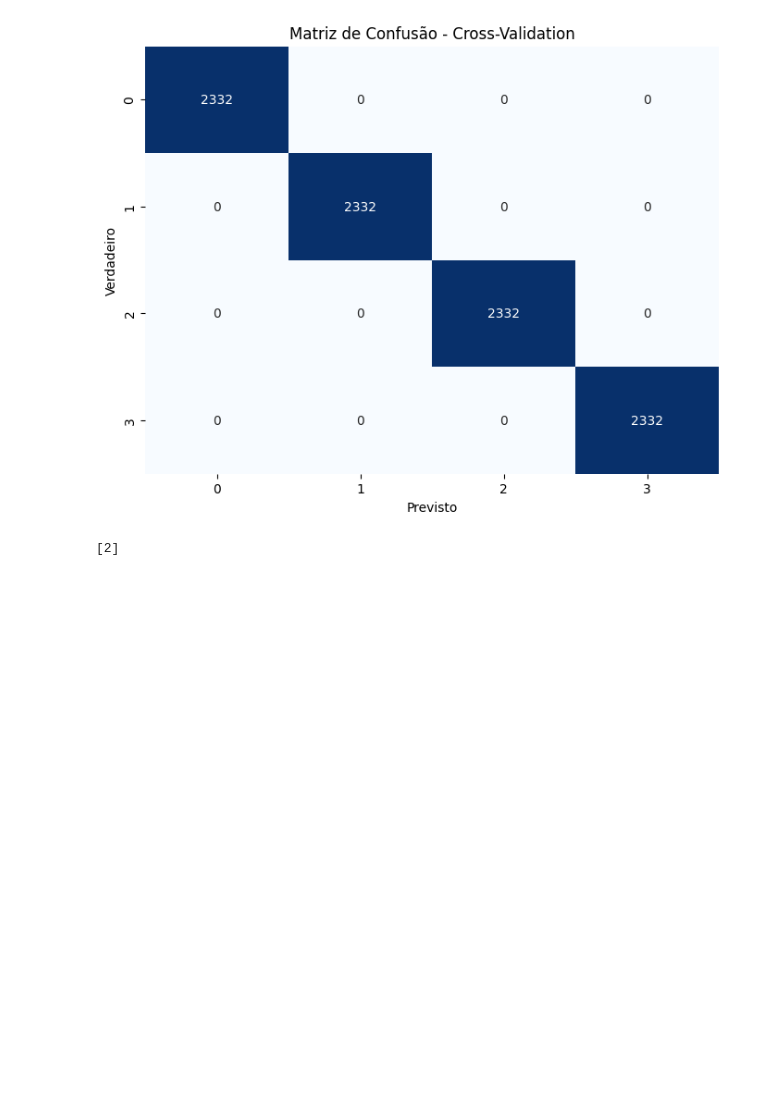
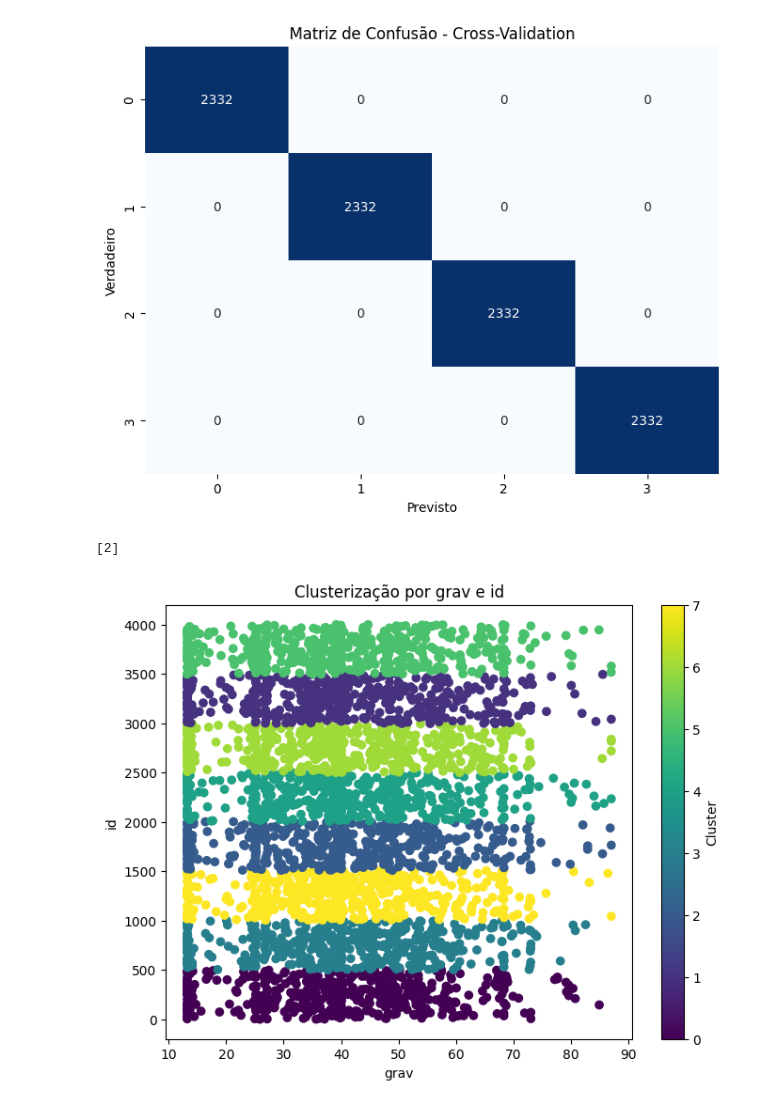
Before and after one commit to SarTore/VictimSim-Trab, a Jupyter notebook: Classifier/DecisonTree_Classifier.ipynb, the cells around one changed output. Drawn from its saved outputs; the diff is of its cells as text; code cells hidden in the pictures; blank space fills up the shorter version.

```diff
--- a/Classifier/DecisonTree_Classifier.ipynb
+++ b/Classifier/DecisonTree_Classifier.ipynb
@@ -132,3 +132,31 @@ predict_pacient = predict_file.predict(test_data_attributes_normalized[[456]])
 print(predict_pacient)
 # %% [output]
 [2]
+# %%
+from sklearn.cluster import KMeans
+import matplotlib.pyplot as plt
+
+# Selecionar os atributos para clusterização
+# colunas = ['id', 'pSist', 'pDiast', 'qPA', 'pulso', 'fResp', 'grav', 'class']
+cluster_data = data[['grav', 'id']]
+
+# Inicializar o modelo K-Means com o número desejado de clusters
+kmeans = KMeans(n_clusters=8, random_state=4)
+
+# Treinar o modelo de clusterização
+clusters = kmeans.fit_predict(cluster_data)
+
+# Adicionar as informações dos clusters aos dados
+data_with_clusters = cluster_data.copy()
+data_with_clusters['Cluster'] = clusters
+
+# Visualizar os clusters
+plt.figure(figsize=(8, 6))
+plt.scatter(data_with_clusters['grav'], data_with_clusters['id'], c=data_with_clusters['Cluster'], cmap='viridis')
+plt.xlabel('grav')
+plt.ylabel('id')
+plt.title('Clusterização por grav e id')
+plt.colorbar(label='Cluster')
+plt.show()
+# %% [output]
+[figure, added]
```
